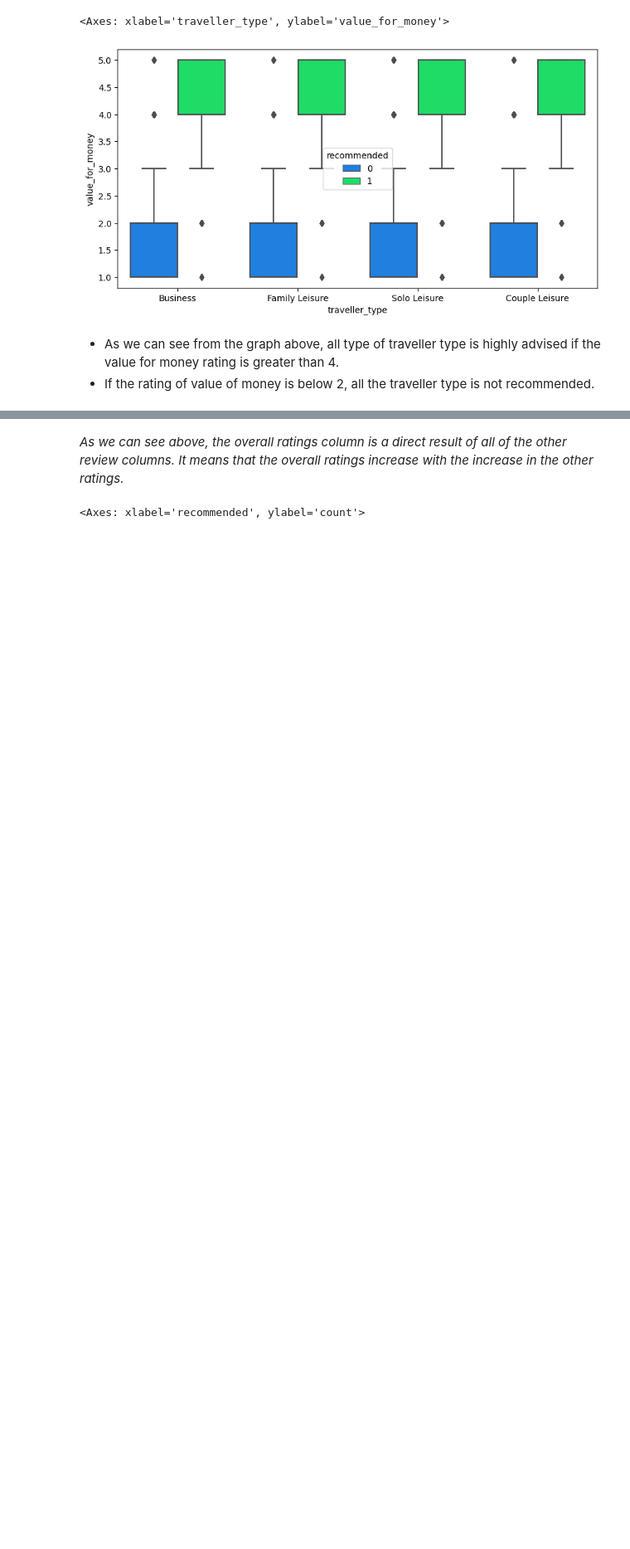
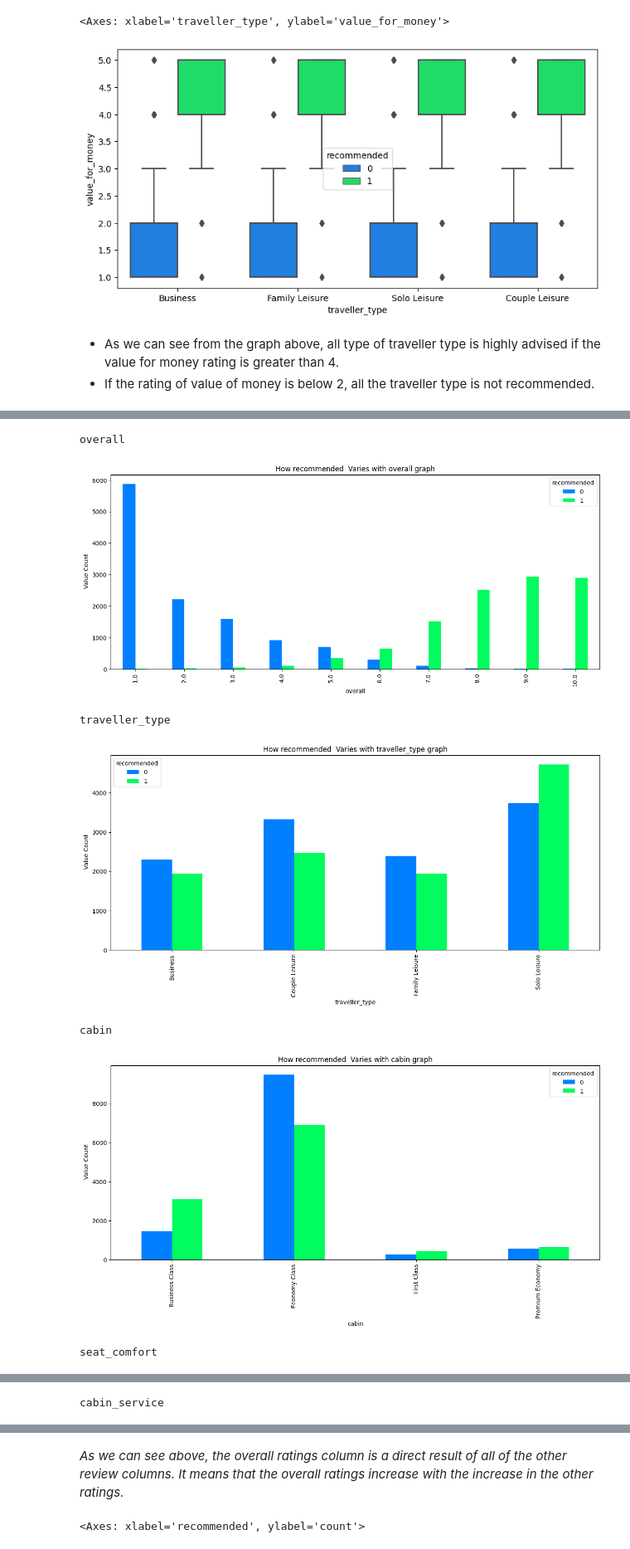
Before and after one commit to VHP2305/Classification-Capstone, a Jupyter notebook: Airline_Passenger_referral_prediction.ipynb, the cells around one changed output, grey strips where cells are left out. Shown at 83% size. Cells and saved outputs as stored; diff of their text form; code cells hidden in the pictures; blank space fills up the shorter version.

```diff
--- a/Airline_Passenger_referral_prediction.ipynb
+++ b/Airline_Passenger_referral_prediction.ipynb
@@ -479,3 +471,0 @@ Since the "overall" ratings are out of 10, and the other ratings are scaled from
-# %%
-# divide the 'overall' rating by 2
-airline_df["overall"] = airline_df["overall"]/2
@@ -485,9 +471,0 @@ review_columns = ['overall','seat_comfort','cabin_service','food_bev','entertain
-# %%
-# Understanding the relationship of the various kinds of ratings with the overall ratings using a loop
-# sns.set_palette('crest')
-# sns.set_palette('gist_ncar')
-sns.set_palette('pastel')
-
-for i in review_columns[1:]:
-  x = airline_df.groupby([airline_df['overall']])
-  x[i].value_counts().unstack().plot(kind= 'bar', figsize=(20,10))
@@ -500,0 +472,4 @@ for i in review_columns[1:]:
+# %%
+# Features present in dataset
+features= airline_df.columns
+features
@@ -500,0 +491,19 @@ for i in review_columns[1:]:
+# %%
+features_1= features.drop(['airline','review_date', 'customer_review','route','recommended'])
+# %%
+# Ploting graph of count of feature grouped by target variable
+for feature in features_1:
+  print(feature)
+  airline_df.groupby([feature])['recommended'].value_counts().unstack().plot(kind='bar',figsize=(15,6))
+  plt.title(f'How recommended  Varies with {feature} graph')
+  plt.ylabel(' Value Count')
+  plt.xlabel(feature)
+  plt.show()
+# %% [output]
+overall
+[figure, added]
+traveller_type
+[figure, added]
+cabin
+[figure, added]
+seat_comfort
@@ -500,0 +511 @@ for i in review_columns[1:]:
+cabin_service
```
Also changed, not shown: parts of 9 cells of this notebook.
